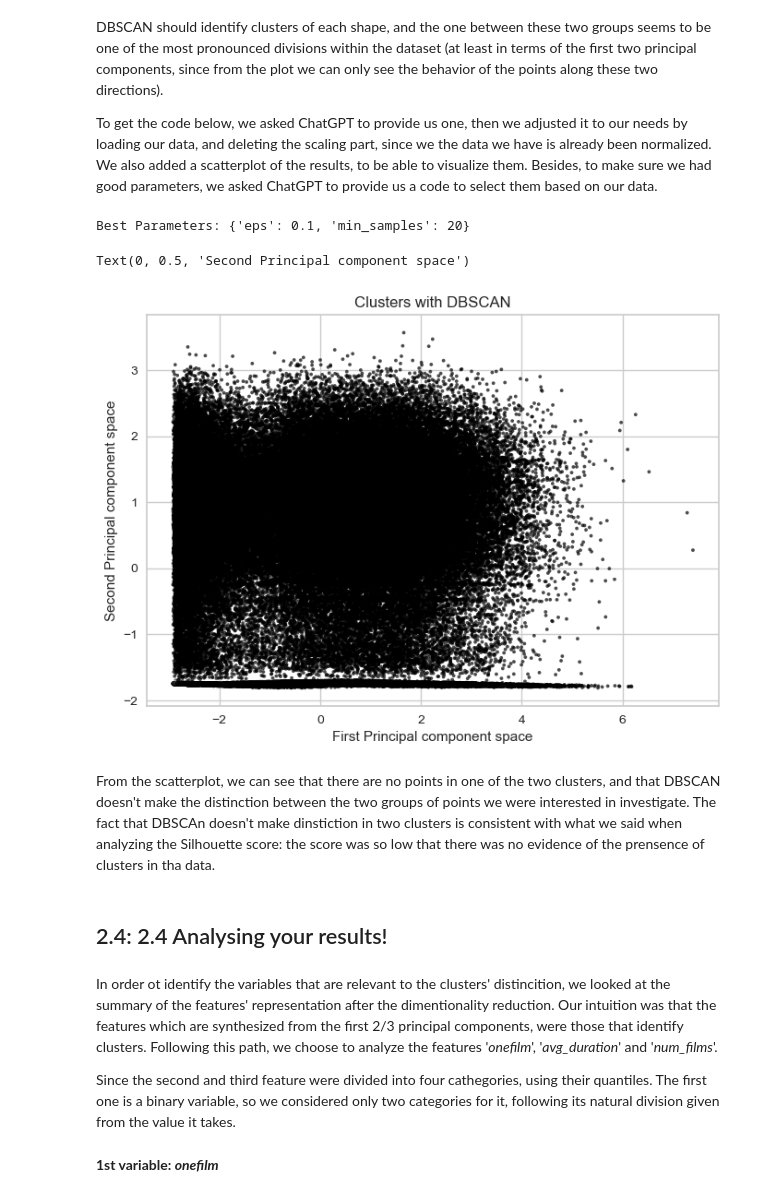
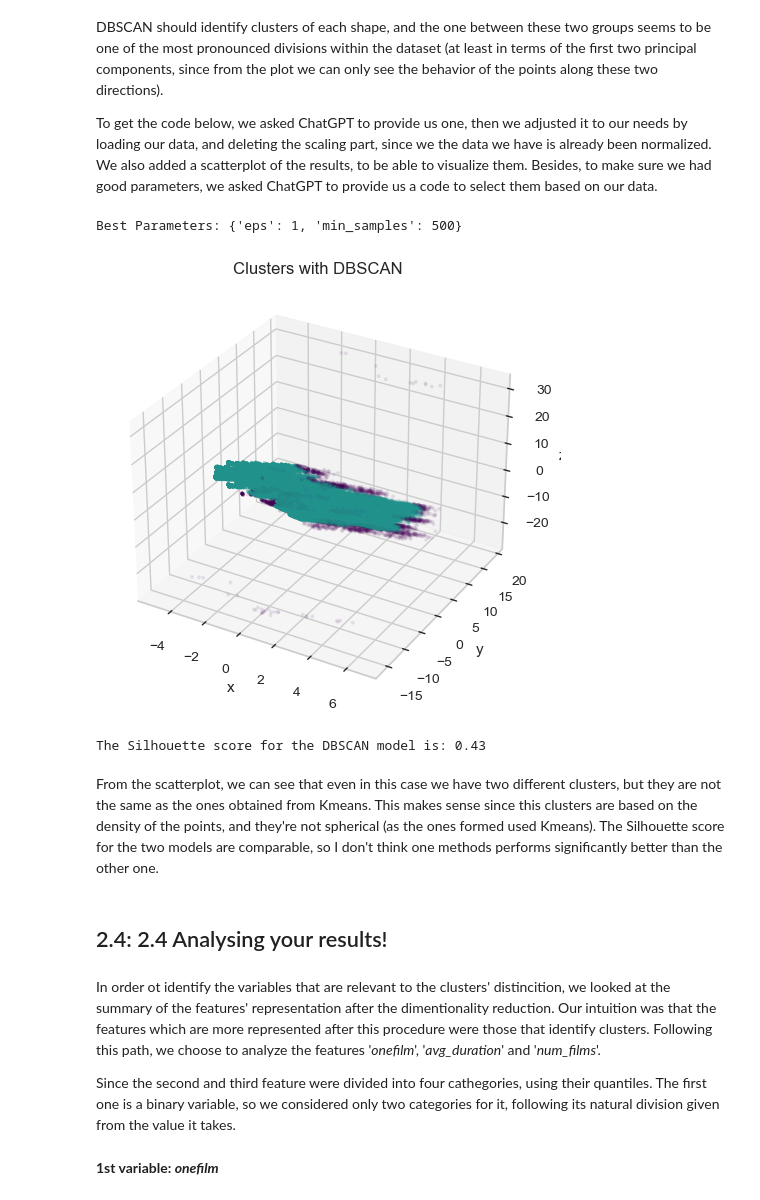
Before and after one commit to HazemTarek1080/A-Comprehensive-Analysis-of-Netflix-User-Behavior-Through-Hashing-and-Clustering-Techniques, a Jupyter notebook: Q2.3_2.4.ipynb, the cells around one changed output. Saved outputs shown, nothing was run; the diff lists cells and outputs as text; code cells hidden in the pictures.

```diff
--- a/Q2.3_2.4.ipynb
+++ b/Q2.3_2.4.ipynb
@@ -347,8 +313,8 @@ We decided to perform the clustering usinf DBSCAN due to the large computational
 
 To get the code below, we asked ChatGPT to provide us one, then we adjusted it to our needs by loading our data, and deleting the scaling part, since we the data we have is already been normalized. We also added a scatterplot of the results, to be able to visualize them. Besides, to make sure we had good parameters, we asked ChatGPT to provide us a code to select them based on our data.
 # %%
-parameter_grid = {'eps': [0.1, 0.3],
-                  'min_samples': [5, 10, 20]}
+parameter_grid = {'eps': [0.5, 1],
+                  'min_samples': [100, 500, 1000]}
 
 best_silhouette_score = -1
 best_params = None
@@ -365,47 +331,64 @@ for eps_value in parameter_grid['eps']:
 
 print("Best Parameters:", best_params)
 # %% [output]
-Best Parameters: {'eps': 0.1, 'min_samples': 20}
+Best Parameters: {'eps': 1, 'min_samples': 500}
 # %%
 # Load your preprocessed dataset
-data =pd.read_json('reduced9.json', lines=True)
+data = pd.read_json('famc_3.json', lines=True)
 
 # Create and fit the DBSCAN model
 # The eps parameter controls the maximum distance between two samples for one to be considered as in the neighborhood of the other
 # The min_samples parameter sets the number of samples (or total weight) in a neighborhood for a point to be considered as a core point
-dbscan = DBSCAN(eps=best_params['eps'],  min_samples=best_params['min_samples'])
+dbscan = DBSCAN(eps=best_params['eps'], min_samples=best_params['min_samples'])
 dbscan.fit(data)
 
 # Access the labels assigned to each data point
 labels = dbscan.labels_
 
 # Adding labels to the original dataset, not the one resulting from PCA
 originaldata = pd.read_json('allvariables.json', lines=True)
-originaldata.insert(0, 'Cluster_Labels', labels)
+originaldata.insert(0, 'Cluster', labels)
 
-#Scatterplot of the results
+# Scatterplot of the results
 datav = data.values
-fig, ax2 = plt.subplots(1, 1)
+fig = plt.figure()
+ax = fig.add_subplot(projection='3d')
 
-cluster_labels = labels
-colors = cm.nipy_spectral(labels.astype(float) / n_clusters)
+n_clusters = len(set(labels))
 
-ax2.scatter(
-            datav[:, 0], datav[:, 1], marker=".", s=30, lw=0, alpha=0.7, c=colors, edgecolor="k"
-        )
+colors = cm.viridis(np.array(labels + np.ones(np.shape(np.array(labels))), dtype=np.float64).astype(float) / n_clusters)
+
+ax.scatter(
+    datav[:, 0], datav[:, 1], datav[:, 2], marker=".", s=30, lw=0, c=colors, alpha=0.1, edgecolor="k"
+)
 
 plt.title('Clusters with DBSCAN')
-plt.xlabel('First Principal component space')
-plt.ylabel('Second Principal component space')
+ax.set_xlabel('x')
+ax.set_ylabel('y')
+ax.set_zlabel('z')
+
+plt.show()
 # %% [output]
-Text(0, 0.5, 'Second Principal component space')
-[figure, old version]
+[figure, new version]
-# %% [markdown]
-From the scatterplot, we can see that there are no points in one of the two clusters, and that DBSCAN doesn't make the distinction between the two groups of points we were interested in investigate. The fact that DBSCAn doesn't make dinstiction in two clusters is consistent with what we said when analyzing the Silhouette score: the score was so low that there was no evidence of the prensence of clusters in tha data.
+# %%
+datafamc = pd.read_json('famc_3.json', lines=True).values
+
+# Sampling data and saving the Silhouette score (not on the whole dataset for computational reasons)
+silscore = []
+for sample_extraction in range(30):
+    silscore.append(silhouette_score(datafamc, labels, sample_size = 1000, random_state=100))
+
+# Average Silhouette score as representative of the real one
+avg_silscore = sum(silscore)/len(silscore)
+print('The Silhouette score for the DBSCAN model is:', round(avg_silscore, 2))
+# %% [output]
+The Silhouette score for the DBSCAN model is: 0.43
+# %% [markdown]
+From the scatterplot, we can see that even in this case we have two different clusters, but they are not the same as the ones obtained from Kmeans. This makes sense since this clusters are based on the density of the points, and they're not spherical (as the ones formed used Kmeans). The Silhouette score for the two models are comparable, so I don't think one methods performs significantly better than the other one.
 # %% [markdown]
 ## 2.4: 2.4 Analysing your results!
 # %% [markdown]
-In order ot identify the variables that are relevant to the clusters' distincition, we looked at the summary of the features' representation after the dimentionality reduction. Our intuition was that the features which are synthesized from the first 2/3 principal components, were those that identify clusters. Following this path, we choose to analyze the features '*onefilm*', '*avg_duration*' and '*num_films*'.
+In order ot identify the variables that are relevant to the clusters' distincition, we looked at the summary of the features' representation after the dimentionality reduction. Our intuition was that the features which are more represented after this procedure were those that identify clusters. Following this path, we choose to analyze the features '*onefilm*', '*avg_duration*' and '*num_films*'.
 
 Since the second and third feature were divided into four cathegories, using their quantiles. The first one is a binary variable, so we considered only two categories for it, following its natural division given from the value it takes.
 # %% [markdown]
```
Also changed, not shown: parts of 20 cells of this notebook.
